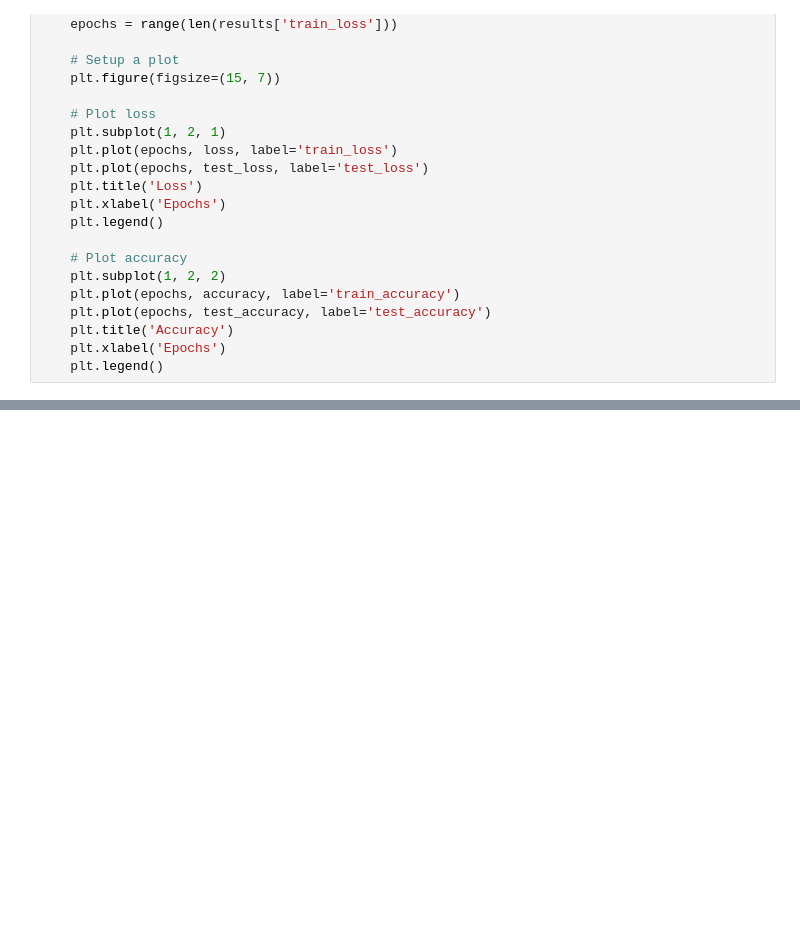
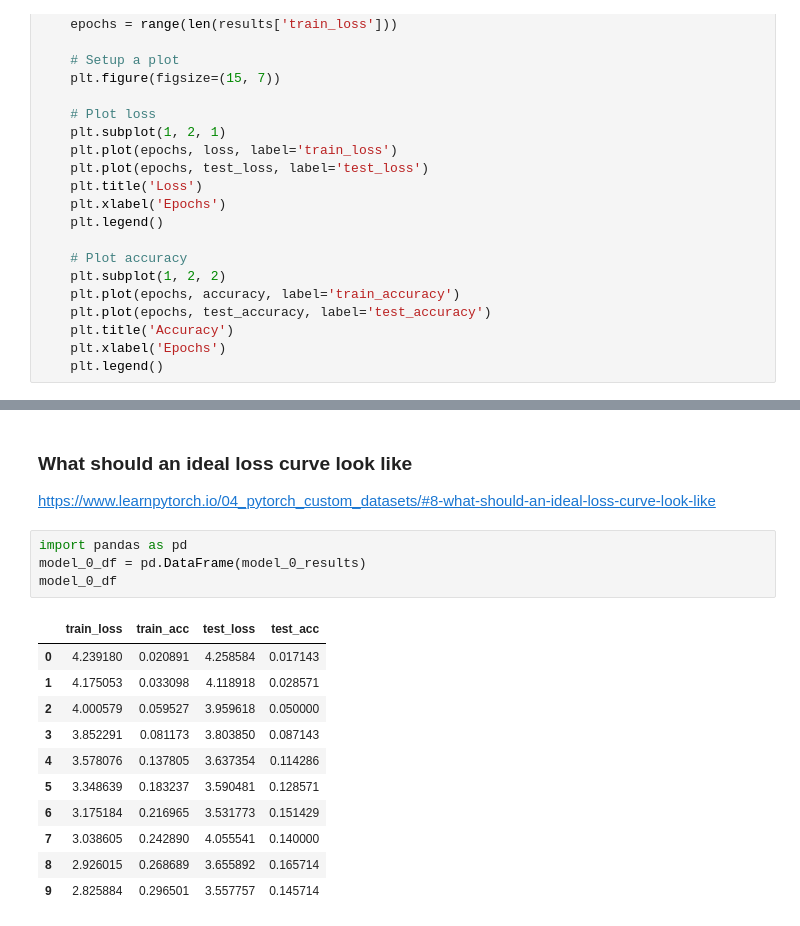
Before and after one commit to ceiaram/Dog-Breed-Classification, a Jupyter notebook: dog_breed_image_classifier.ipynb, the cells around one changed output, grey strips where cells are left out. Cells and saved outputs as stored; diff of their text form; blank space fills up the shorter version.

```diff
--- a/dog_breed_image_classifier.ipynb
+++ b/dog_breed_image_classifier.ipynb
@@ -817,0 +794,19 @@ plot_loss_curves(model_0_results)
+# %% [markdown]
+### What should an ideal loss curve look like
+https://www.learnpytorch.io/04_pytorch_custom_datasets/#8-what-should-an-ideal-loss-curve-look-like
+# %%
+import pandas as pd
+model_0_df = pd.DataFrame(model_0_results)
+model_0_df
+# %% [output]
+|  | train_loss | train_acc | test_loss | test_acc |
+| 0 | 4.239180 | 0.020891 | 4.258584 | 0.017143 |
+| 1 | 4.175053 | 0.033098 | 4.118918 | 0.028571 |
+| 2 | 4.000579 | 0.059527 | 3.959618 | 0.050000 |
+| 3 | 3.852291 | 0.081173 | 3.803850 | 0.087143 |
+| 4 | 3.578076 | 0.137805 | 3.637354 | 0.114286 |
+| 5 | 3.348639 | 0.183237 | 3.590481 | 0.128571 |
+| 6 | 3.175184 | 0.216965 | 3.531773 | 0.151429 |
+| 7 | 3.038605 | 0.242890 | 4.055541 | 0.140000 |
+| 8 | 2.926015 | 0.268689 | 3.655892 | 0.165714 |
+| 9 | 2.825884 | 0.296501 | 3.557757 | 0.145714 |
```
Also changed, not shown: parts of 14 cells of this notebook.
